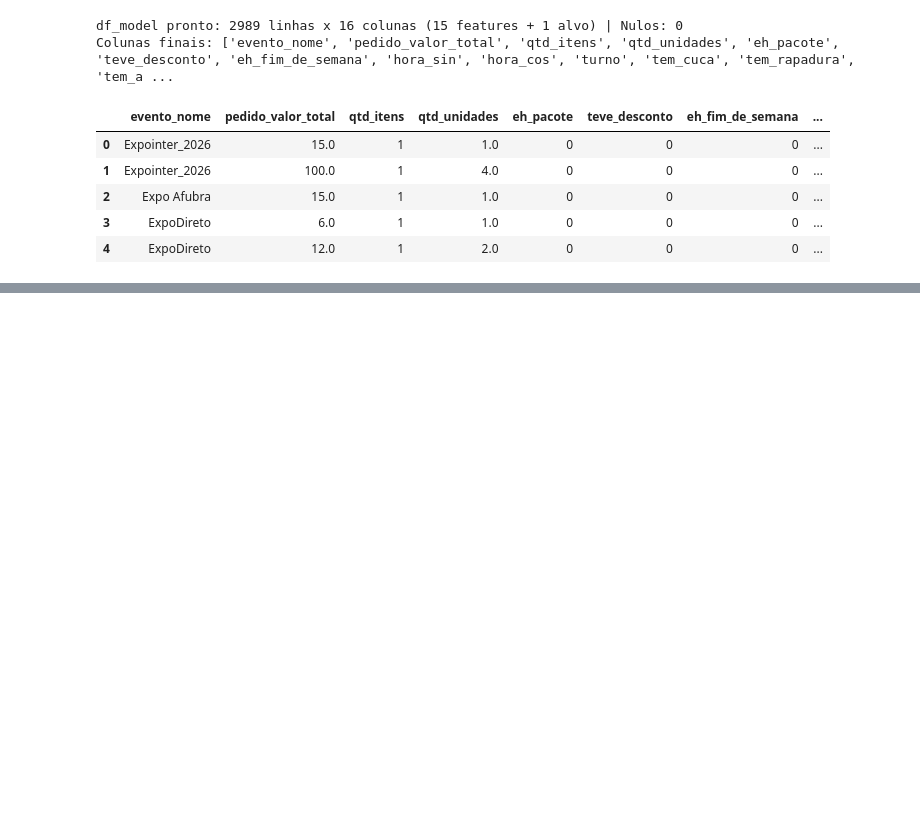
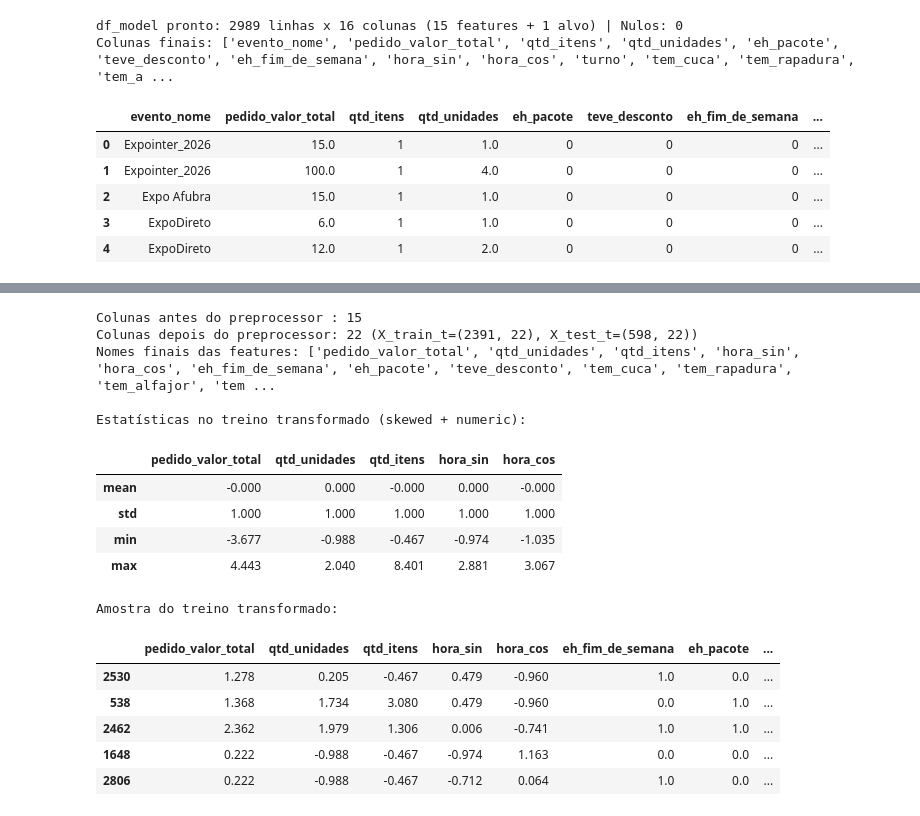
Before and after one commit to SIS-AMF/2026-2_trabalho_g2_cd, a Jupyter notebook: trabalho_g2.ipynb, the cells around one changed output, grey strips where cells are left out. Cells and saved outputs as stored; diff of their text form; code cells hidden in the pictures; blank space fills up the shorter version.

Commit message:
train teste realizado mais Pipeline e ColumnTransformer

```diff
--- a/trabalho_g2.ipynb
+++ b/trabalho_g2.ipynb
@@ -866,0 +1013,44 @@ Colunas finais: ['evento_nome', 'pedido_valor_total', 'qtd_itens', 'qtd_unidades
+# %%
+prep_check = clone(preprocessor)
+X_train_t = prep_check.fit_transform(X_train)
+X_test_t = prep_check.transform(X_test)
+feature_names_out = prep_check.get_feature_names_out()
+
+# Asserts de integridade
+assert not np.isnan(X_train_t).any() and not np.isnan(X_test_t).any()
+assert X_train_t.shape[1] == X_test_t.shape[1] == len(feature_names_out)
+
+df_train_t = pd.DataFrame(X_train_t, columns=feature_names_out, index=X_train.index)
+
+# Conferir média ~ 0 e std ~ 1 nas variáveis padronizadas no treino
+for col in ["pedido_valor_total", "qtd_unidades"]:
+    assert abs(df_train_t[col].mean()) < 1e-6
+    assert abs(df_train_t[col].std(ddof=0) - 1.0) < 1e-6
+
+print(f"Colunas antes do preprocessor : {X_train.shape[1]}")
+print(f"Colunas depois do preprocessor: {X_train_t.shape[1]} (X_train_t={X_train_t.shape}, X_test_t={X_test_t.shape})")
+print("Nomes finais das features:", list(feature_names_out))
+
+print("\nEstatísticas no treino transformado (skewed + numeric):")
+display(df_train_t[skewed_features + numeric_features].agg(["mean", "std", "min", "max"]).round(3))
+
+print("Amostra do treino transformado:")
+display(df_train_t.head().round(3))
+# %% [output]
+Colunas antes do preprocessor : 15
+Colunas depois do preprocessor: 22 (X_train_t=(2391, 22), X_test_t=(598, 22))
+Nomes finais das features: ['pedido_valor_total', 'qtd_unidades', 'qtd_itens', 'hora_sin', 'hora_cos', 'eh_fim_de_semana', 'eh_pacote', 'teve_desconto', 'tem_cuca', 'tem_rapadura', 'tem_alfajor', 'tem ...
+
+Estatísticas no treino transformado (skewed + numeric):
+|  | pedido_valor_total | qtd_unidades | qtd_itens | hora_sin | hora_cos |
+| mean | -0.000 | 0.000 | -0.000 | 0.000 | -0.000 |
+| std | 1.000 | 1.000 | 1.000 | 1.000 | 1.000 |
+| min | -3.677 | -0.988 | -0.467 | -0.974 | -1.035 |
+| max | 4.443 | 2.040 | 8.401 | 2.881 | 3.067 |
+Amostra do treino transformado:
+|  | pedido_valor_total | qtd_unidades | qtd_itens | hora_sin | hora_cos | eh_fim_de_semana | eh_pacote | ... |
+| 2530 | 1.278 | 0.205 | -0.467 | 0.479 | -0.960 | 1.0 | 0.0 | ... |
+| 538 | 1.368 | 1.734 | 3.080 | 0.479 | -0.960 | 0.0 | 1.0 | ... |
+| 2462 | 2.362 | 1.979 | 1.306 | 0.006 | -0.741 | 1.0 | 1.0 | ... |
+| 1648 | 0.222 | -0.988 | -0.467 | -0.974 | 1.163 | 0.0 | 0.0 | ... |
+| 2806 | 0.222 | -0.988 | -0.467 | -0.712 | 0.064 | 1.0 | 0.0 | ... |
```
Also changed, not shown: parts of 5 cells of this notebook, 2 other files.
